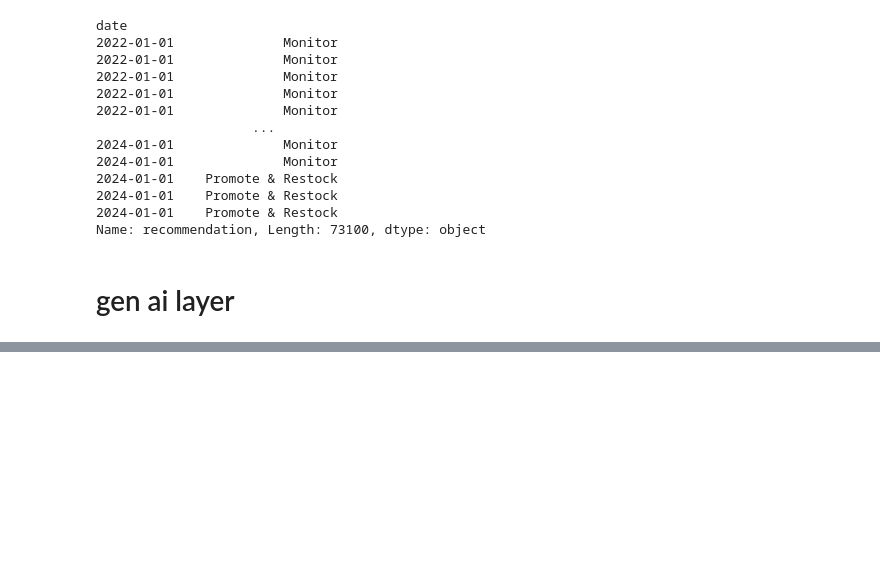
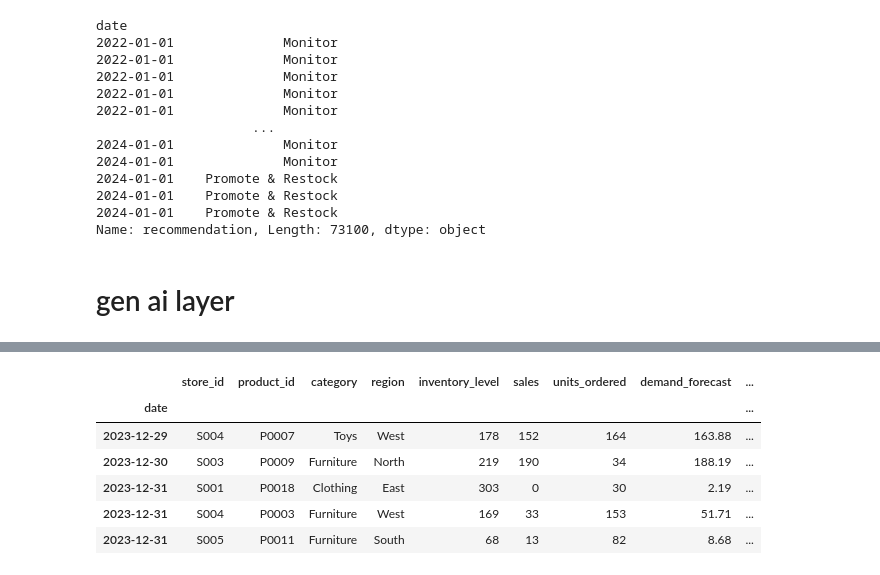
Before and after one commit to kiranrawat/retail-merchandising-copilot, a Jupyter notebook: analysis.ipynb, the cells around one changed output, grey strips where cells are left out. Saved outputs shown, nothing was run; the diff lists cells and outputs as text; code cells hidden in the pictures; blank space fills up the shorter version.

```diff
--- a/analysis.ipynb
+++ b/analysis.ipynb
@@ -143,0 +145,16 @@ print(response.choices[0].message.content)
+# %%
+df_filtered = inventory_data[
+    (inventory_data['recommendation'] != "Monitor")
+].copy()
+# %%
+df_latest = df_filtered.sort_values('date').groupby('product_id').tail(1)
+# %%
+df_latest.head()
+# %% [output]
+|  | store_id | product_id | category | region | inventory_level | sales | units_ordered | demand_forecast | ... |
+| date |  |  |  |  |  |  |  |  | ... |
+| 2023-12-29 | S004 | P0007 | Toys | West | 178 | 152 | 164 | 163.88 | ... |
+| 2023-12-30 | S003 | P0009 | Furniture | North | 219 | 190 | 34 | 188.19 | ... |
+| 2023-12-31 | S001 | P0018 | Clothing | East | 303 | 0 | 30 | 2.19 | ... |
+| 2023-12-31 | S004 | P0003 | Furniture | West | 169 | 33 | 153 | 51.71 | ... |
+| 2023-12-31 | S005 | P0011 | Furniture | South | 68 | 13 | 82 | 8.68 | ... |
```
Also changed, not shown: parts of 13 cells of this notebook.
